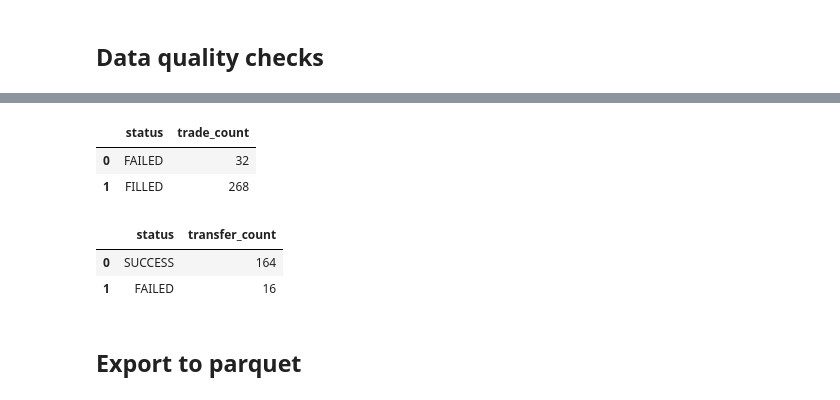
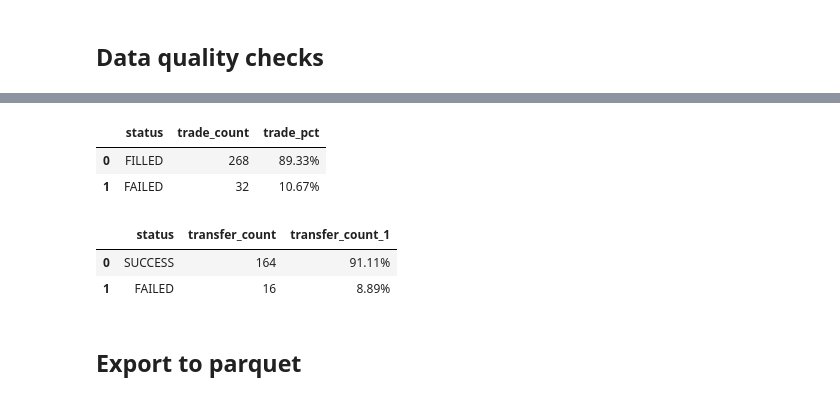
Before and after one commit to nivanrs/cryptocurrency_exchange, a Jupyter notebook: notebook/dev/process_dev.ipynb, the cells around one changed output, grey strips where cells are left out. Cells and saved outputs as stored; diff of their text form; code cells hidden in the pictures.

```diff
--- a/notebook/dev/process_dev.ipynb
+++ b/notebook/dev/process_dev.ipynb
@@ -1168,21 +1252,26 @@ SELECT * FROM dq_transfer_outliers;
 # %%
 %%sql
-SELECT status, COUNT(*) AS trade_count
+SELECT
+    status,
+    COUNT(*) AS trade_count,
+    printf('%.2f%%', 100.0 * COUNT(*) / SUM(COUNT(*)) OVER ()) AS trade_pct
 FROM stg_trades
-GROUP BY 1;
+GROUP BY status
+ORDER BY trade_count DESC;
 # %% [output]
-|  | status | trade_count |
-| 0 | FAILED | 32 |
-| 1 | FILLED | 268 |
+|  | status | trade_count | trade_pct |
+| 0 | FILLED | 268 | 89.33% |
+| 1 | FAILED | 32 | 10.67% |
 # %%
 %%sql
-SELECT status, COUNT(*) AS transfer_count
+SELECT status, COUNT(*) AS transfer_count,
+printf('%.2f%%', 100.0 * COUNT(*) / SUM(COUNT(*)) OVER ()) AS transfer_count
 FROM stg_transfers
 GROUP BY 1;
 # %% [output]
-|  | status | transfer_count |
-| 0 | SUCCESS | 164 |
-| 1 | FAILED | 16 |
+|  | status | transfer_count | transfer_count_1 |
+| 0 | SUCCESS | 164 | 91.11% |
+| 1 | FAILED | 16 | 8.89% |
 # %% [markdown]
 ## Export to parquet
 # %%
```
Also changed, not shown: parts of 22 cells of this notebook, 25 other files.
